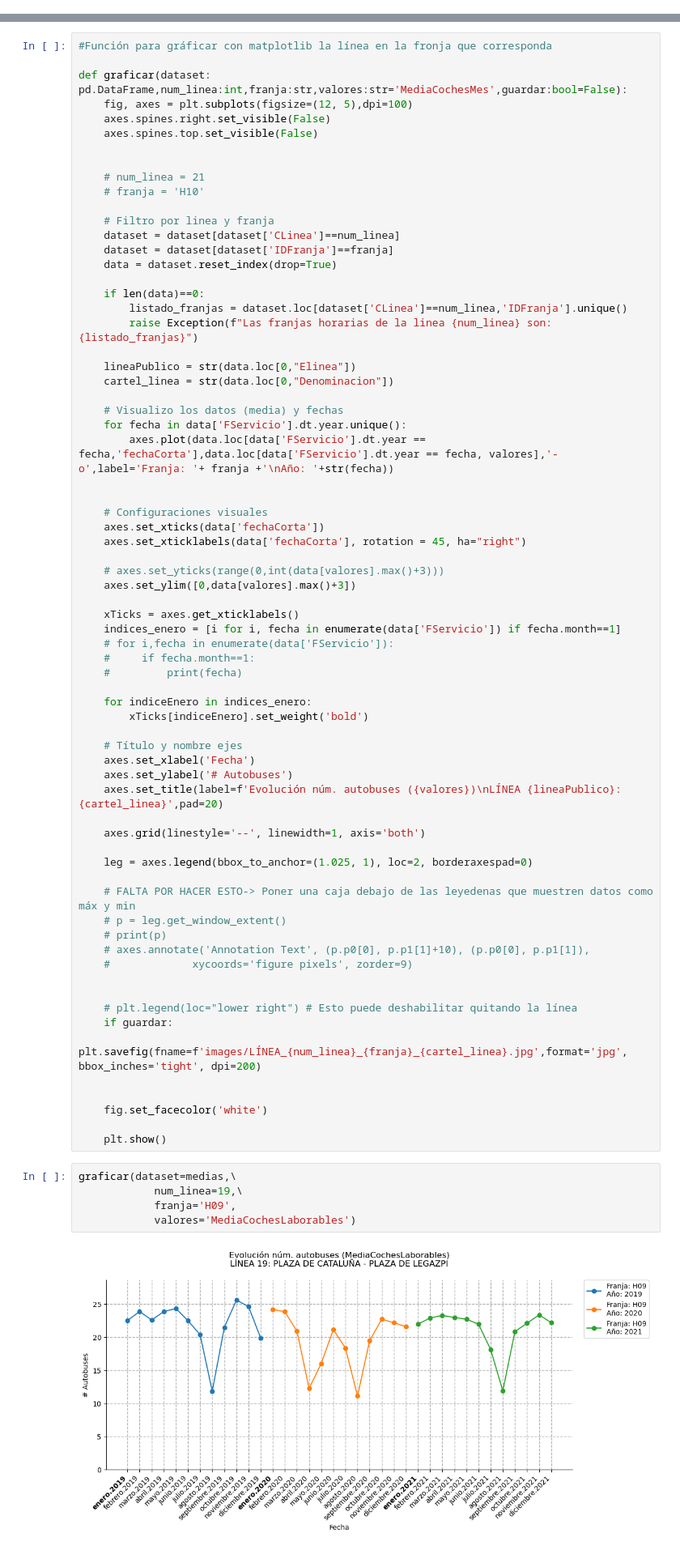
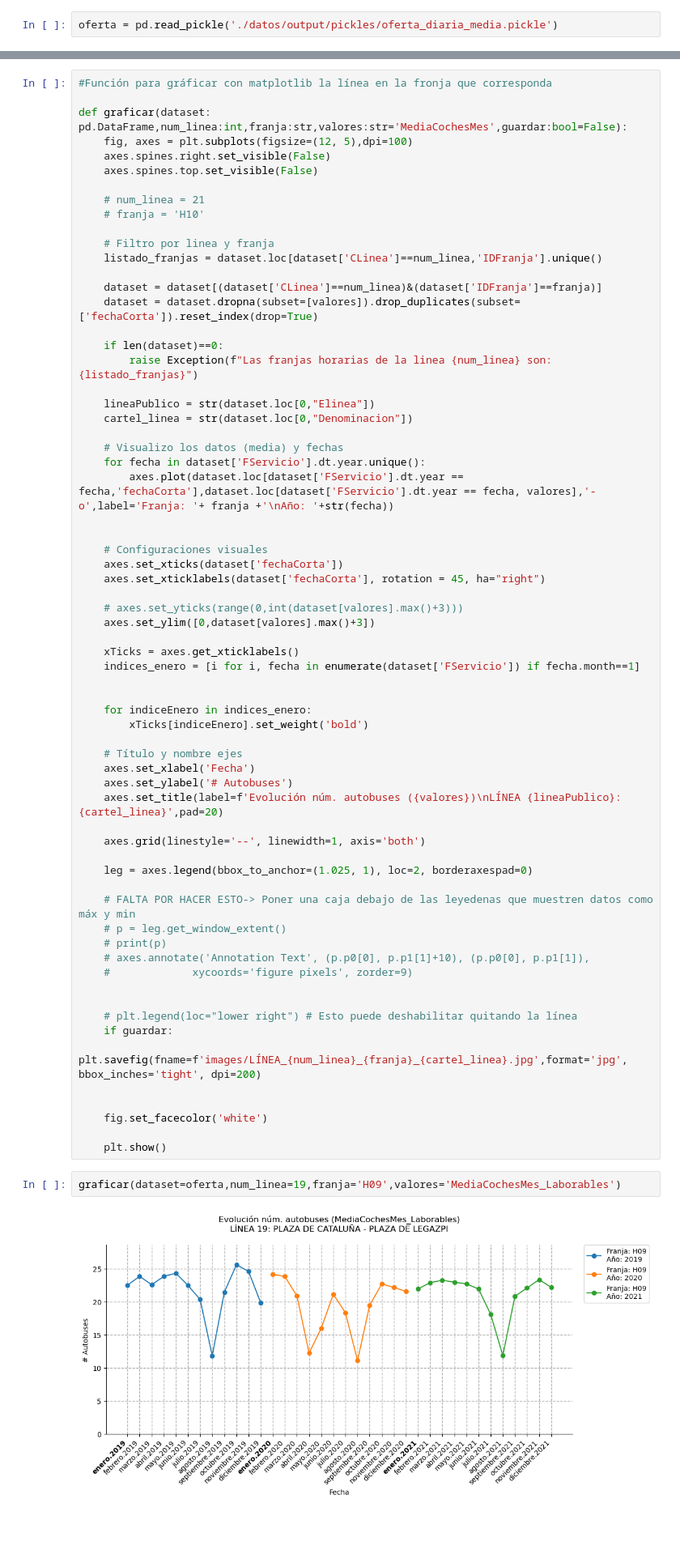
Before and after one commit to nacholopex/emt_madrid, a Jupyter notebook: 2022_emt_evolucion.ipynb, the cells around one changed output, grey strips where cells are left out. Shown at 81% size. Drawn from its saved outputs; the diff is of its cells as text; blank space fills up the shorter version.

```diff
--- a/2022_emt_evolucion.ipynb
+++ b/2022_emt_evolucion.ipynb
@@ -13,3 +13,5 @@ import re
 locale.setlocale(locale.LC_TIME, "es_ES")
 # %% [output]
 'es_ES'
+# %%
+oferta = pd.read_pickle('./datos/output/pickles/oferta_diaria_media.pickle')
@@ -21,39 +34,36 @@ def graficar(dataset: pd.DataFrame,num_linea:int,franja:str,valores:str='MediaCo
     axes.spines.right.set_visible(False)
     axes.spines.top.set_visible(False)
 
-
     # num_linea = 21
     # franja = 'H10'
 
     # Filtro por linea y franja
-    dataset = dataset[dataset['CLinea']==num_linea]
-    dataset = dataset[dataset['IDFranja']==franja]
-    data = dataset.reset_index(drop=True)
+    listado_franjas = dataset.loc[dataset['CLinea']==num_linea,'IDFranja'].unique()
 
-    if len(data)==0:
-        listado_franjas = dataset.loc[dataset['CLinea']==num_linea,'IDFranja'].unique()
+    dataset = dataset[(dataset['CLinea']==num_linea)&(dataset['IDFranja']==franja)]
+    dataset = dataset.dropna(subset=[valores]).drop_duplicates(subset=['fechaCorta']).reset_index(drop=True)
+
+    if len(dataset)==0:
         raise Exception(f"Las franjas horarias de la linea {num_linea} son: {listado_franjas}")
 
-    lineaPublico = str(data.loc[0,"Elinea"])
-    cartel_linea = str(data.loc[0,"Denominacion"])
+    lineaPublico = str(dataset.loc[0,"Elinea"])
+    cartel_linea = str(dataset.loc[0,"Denominacion"])
 
     # Visualizo los datos (media) y fechas
-    for fecha in data['FServicio'].dt.year.unique():
-        axes.plot(data.loc[data['FServicio'].dt.year == fecha,'fechaCorta'],data.loc[data['FServicio'].dt.year == fecha, valores],'-o',label='Franja: '+ franja +'\nAño: '+str(fecha))
+    for fecha in dataset['FServicio'].dt.year.unique():
+        axes.plot(dataset.loc[dataset['FServicio'].dt.year == fecha,'fechaCorta'],dataset.loc[dataset['FServicio'].dt.year == fecha, valores],'-o',label='Franja: '+ franja +'\nAño: '+str(fecha))
 
 
     # Configuraciones visuales
-    axes.set_xticks(data['fechaCorta'])
-    axes.set_xticklabels(data['fechaCorta'], rotation = 45, ha="right")
+    axes.set_xticks(dataset['fechaCorta'])
+    axes.set_xticklabels(dataset['fechaCorta'], rotation = 45, ha="right")
 
-    # axes.set_yticks(range(0,int(data[valores].max()+3)))
-    axes.set_ylim([0,data[valores].max()+3])
+    # axes.set_yticks(range(0,int(dataset[valores].max()+3)))
+    axes.set_ylim([0,dataset[valores].max()+3])
 
     xTicks = axes.get_xticklabels()
-    indices_enero = [i for i, fecha in enumerate(data['FServicio']) if fecha.month==1]
-    # for i,fecha in enumerate(data['FServicio']):
-    #     if fecha.month==1:
-    #         print(fecha)
+    indices_enero = [i for i, fecha in enumerate(dataset['FServicio']) if fecha.month==1]
+
 
     for indiceEnero in indices_enero:
         xTicks[indiceEnero].set_weight('bold')
@@ -83,12 +93,9 @@ def graficar(dataset: pd.DataFrame,num_linea:int,franja:str,valores:str='MediaCo
 
     plt.show()
 # %%
-graficar(dataset=medias,\
-            num_linea=19,\
-            franja='H09',
-            valores='MediaCochesLaborables')
+graficar(dataset=oferta,num_linea=19,franja='H09',valores='MediaCochesMes_Laborables')
 # %% [output]
-[figure, old version]
+[figure, new version]
 # %%
 # [MediaCochesMes, MediaCochesLaborables]
 
```
Also changed, not shown: parts of 13 cells of this notebook.
